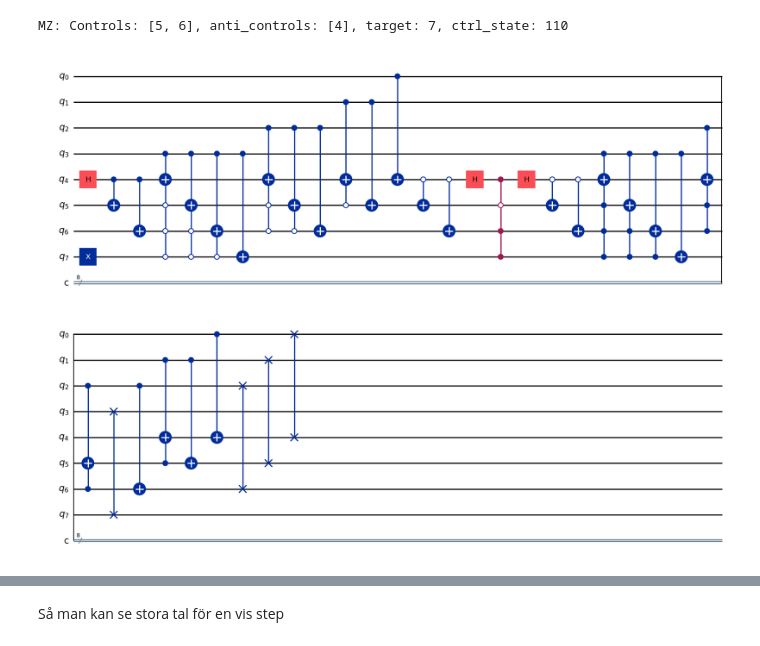
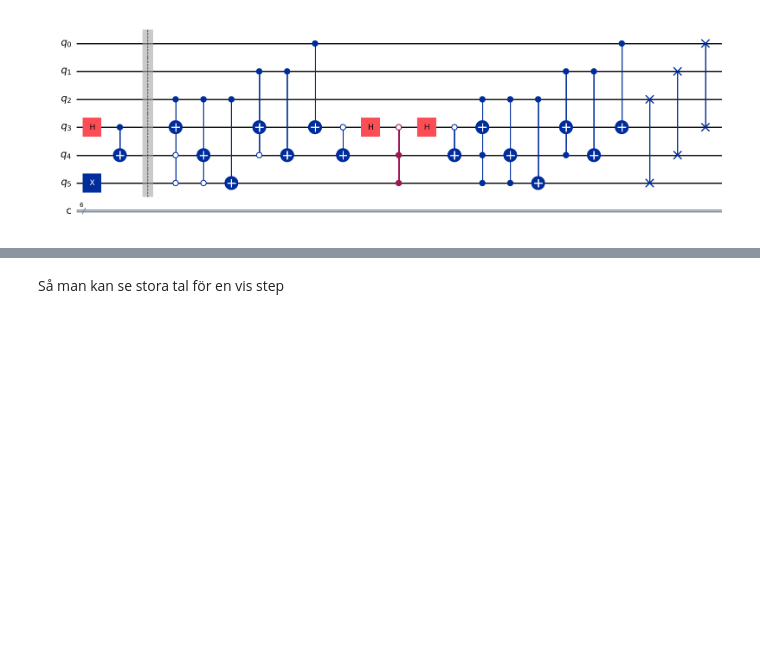
Before and after one commit to Toshihide-Sakao/DA150X-Qauntum-Szegedy-Walk, a Jupyter notebook: qiskit-saker/quantum_szegedy.ipynb, the cells around one changed output, grey strips where cells are left out. Drawn from its saved outputs; the diff is of its cells as text; code cells hidden in the pictures; blank space fills up the shorter version.

```diff
--- a/qiskit-saker/quantum_szegedy.ipynb
+++ b/qiskit-saker/quantum_szegedy.ipynb
@@ -6,7 +6,7 @@ from qiskit_aer import Aer, AerSimulator
 from qiskit.quantum_info import Statevector
 from qiskit.visualization import plot_histogram
 # %%
-num_input = 4
+num_input = 3
 num_qubits = num_input * 2
 # %%
 def multi_cx(qc, controls, anti_controls, target):
@@ -86,25 +91,24 @@ def szegedy_step(qc):
 # %%
 # Create the quantum circuit
 qc = QuantumCircuit(num_input * 2, num_input * 2)
 
 simulator = AerSimulator()
 
 # Apply Hadamard coin operator
 qc.h(num_input + 0)
 for i in range(num_input - 2):
     qc.cx(num_input + 0, num_input + 1 + i)
 qc.x(num_input * 2 - 1)
 # done with initail setup
-# qc.barrier()
+qc.barrier()
 
 # states = [Statevector.from_instruction(qc)]
 # print(f"Initial state: {states[0]}")
 szegedy_step(qc)
 
 qc.draw(output="mpl")
 # %% [output]
-MZ: Controls: [5, 6], anti_controls: [4], target: 7, ctrl_state: 110
-[figure, old version]
+[figure, new version]
 # %%
 # Create the quantum circuit
 qc = QuantumCircuit(num_input * 2, num_input * 2)
```
Also changed, not shown: parts of 4 cells of this notebook.
